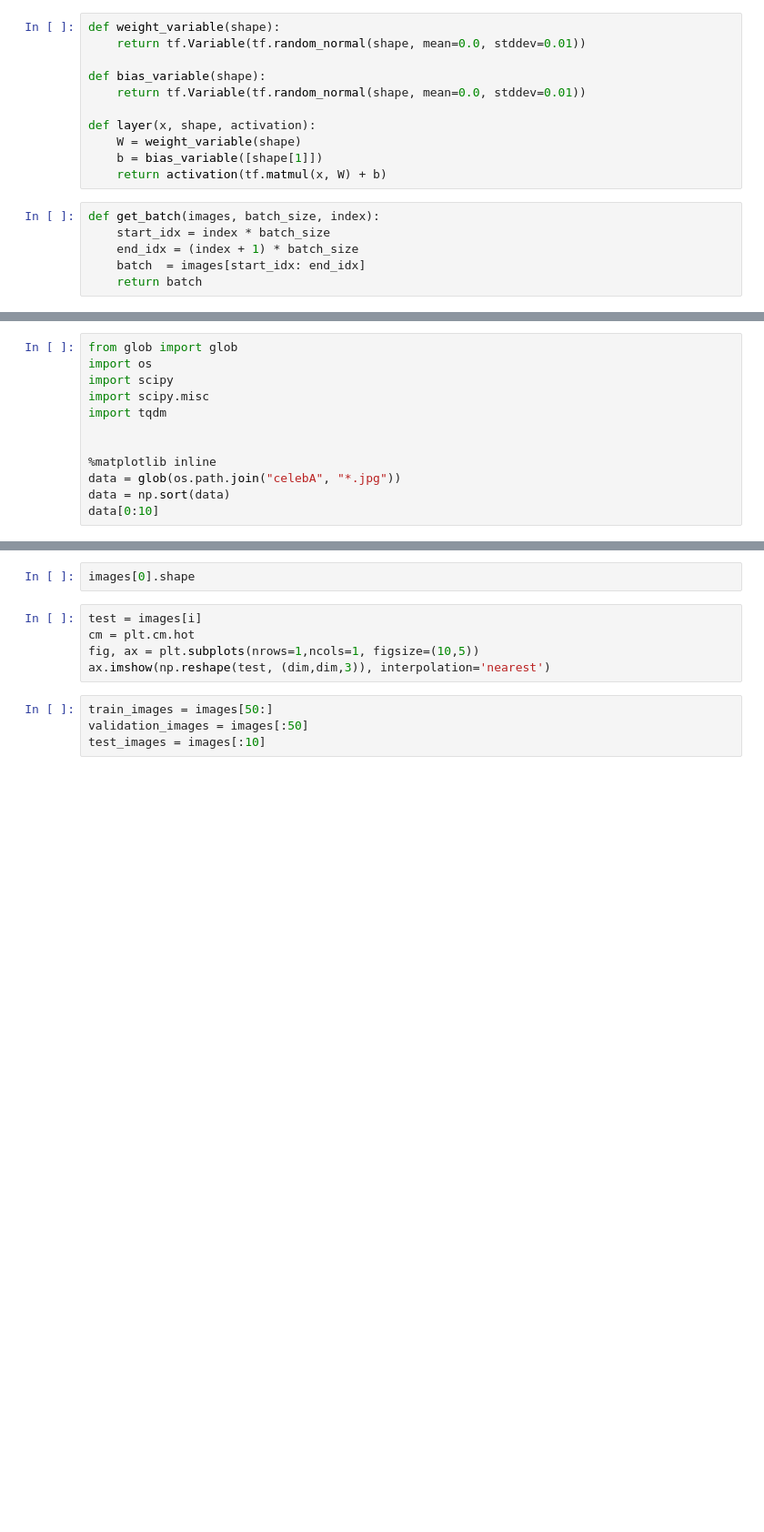
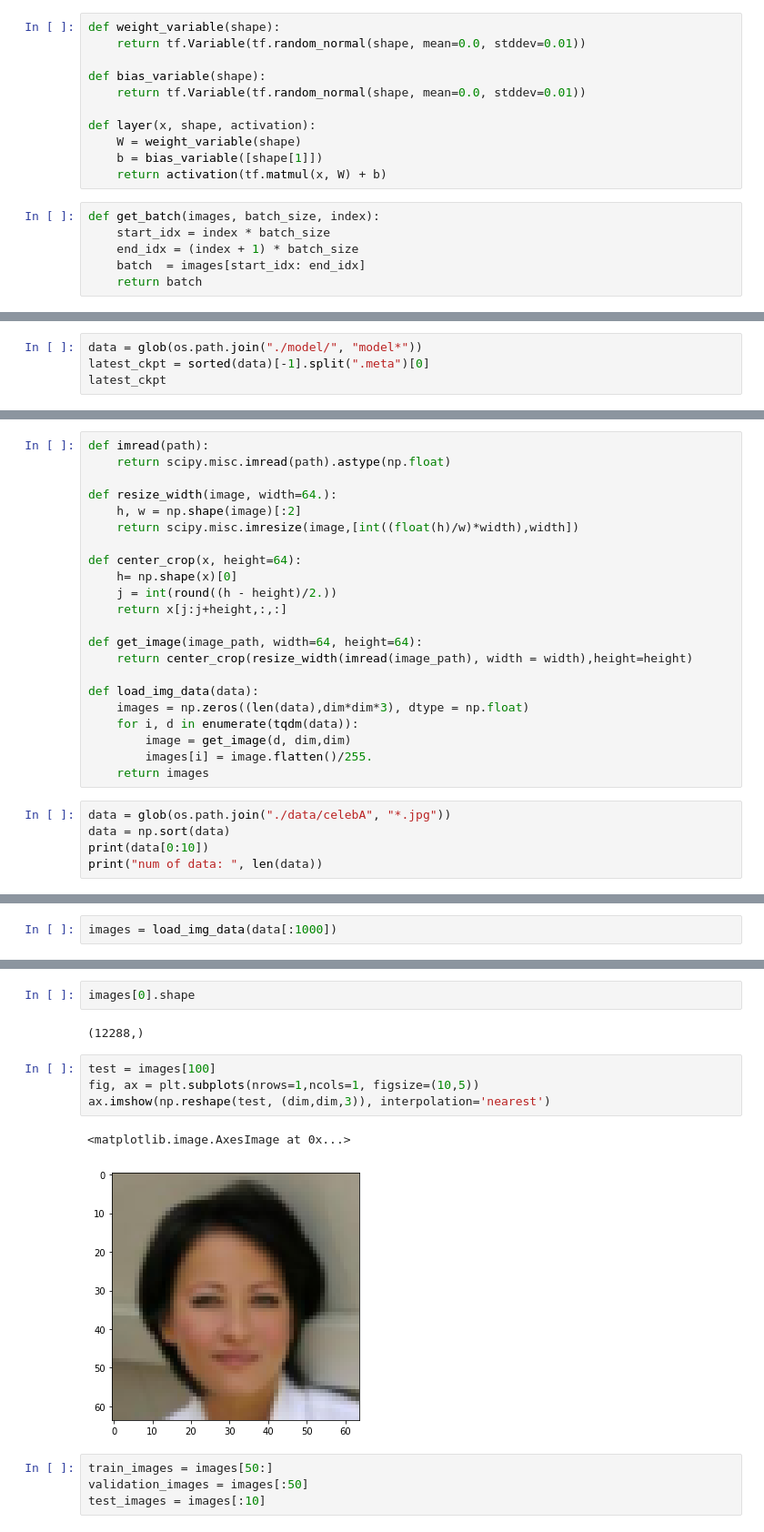
Before and after one commit to Tdual/vae, a Jupyter notebook: vae.ipynb, the cells around one changed output, grey strips where cells are left out. Shown at 91% size. Drawn from its saved outputs; the diff is of its cells as text; blank space fills up the shorter version.

```diff
--- a/vae.ipynb
+++ b/vae.ipynb
@@ -111,0 +117,4 @@ def create_latent_scatter_images(i, sess, test_images,test_labels):
+# %%
+data = glob(os.path.join("./model/", "model*"))
+latest_ckpt = sorted(data)[-1].split(".meta")[0]
+latest_ckpt
@@ -159,12 +182,27 @@ def train(train_images, validation_images, test_images, test_labels=[], image_si
+# %%
+def imread(path):
+    return scipy.misc.imread(path).astype(np.float)
+
+def resize_width(image, width=64.):
+    h, w = np.shape(image)[:2]
+    return scipy.misc.imresize(image,[int((float(h)/w)*width),width])
+
+def center_crop(x, height=64):
+    h= np.shape(x)[0]
+    j = int(round((h - height)/2.))
+    return x[j:j+height,:,:]
+
+def get_image(image_path, width=64, height=64):
+    return center_crop(resize_width(imread(image_path), width = width),height=height)
+
+def load_img_data(data):
+    images = np.zeros((len(data),dim*dim*3), dtype = np.float)
+    for i, d in enumerate(tqdm(data)):
+        image = get_image(d, dim,dim)
+        images[i] = image.flatten()/255.
+    return images
 # %%
-from glob import glob
-import os
-import scipy
-import scipy.misc
-import tqdm
-
-
-%matplotlib inline
-data = glob(os.path.join("celebA", "*.jpg"))
+data = glob(os.path.join("./data/celebA", "*.jpg"))
 data = np.sort(data)
-data[0:10]
+print(data[0:10])
+print("num of data: ", len(data))
@@ -200,0 +250,2 @@ for i, d in enumerate(tqdm.tqdm(data)):
+# %%
+images = load_img_data(data[:1000])
@@ -201,10 +256,14 @@ for i, d in enumerate(tqdm.tqdm(data)):
 # %%
 images[0].shape
+# %% [output]
+(12288,)
 # %%
-test = images[i]
-cm = plt.cm.hot
+test = images[100]
 fig, ax = plt.subplots(nrows=1,ncols=1, figsize=(10,5))
 ax.imshow(np.reshape(test, (dim,dim,3)), interpolation='nearest')
+# %% [output]
+<matplotlib.image.AxesImage at 0x...>
+[figure, added]
 # %%
 train_images = images[50:]
 validation_images = images[:50]
```
Also changed, not shown: parts of 18 cells of this notebook.
